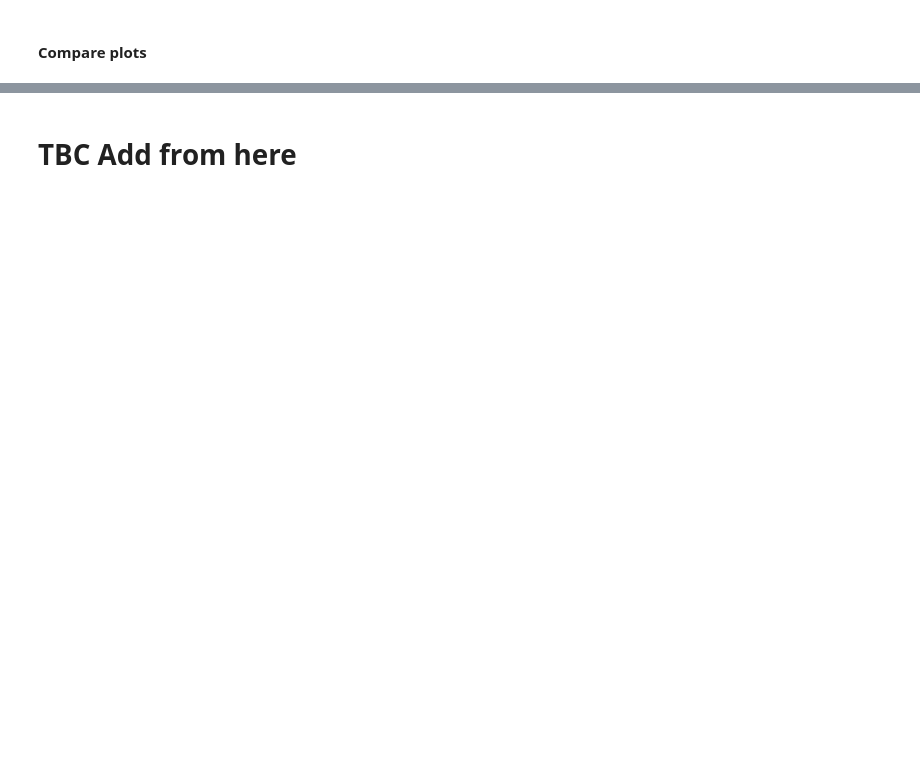
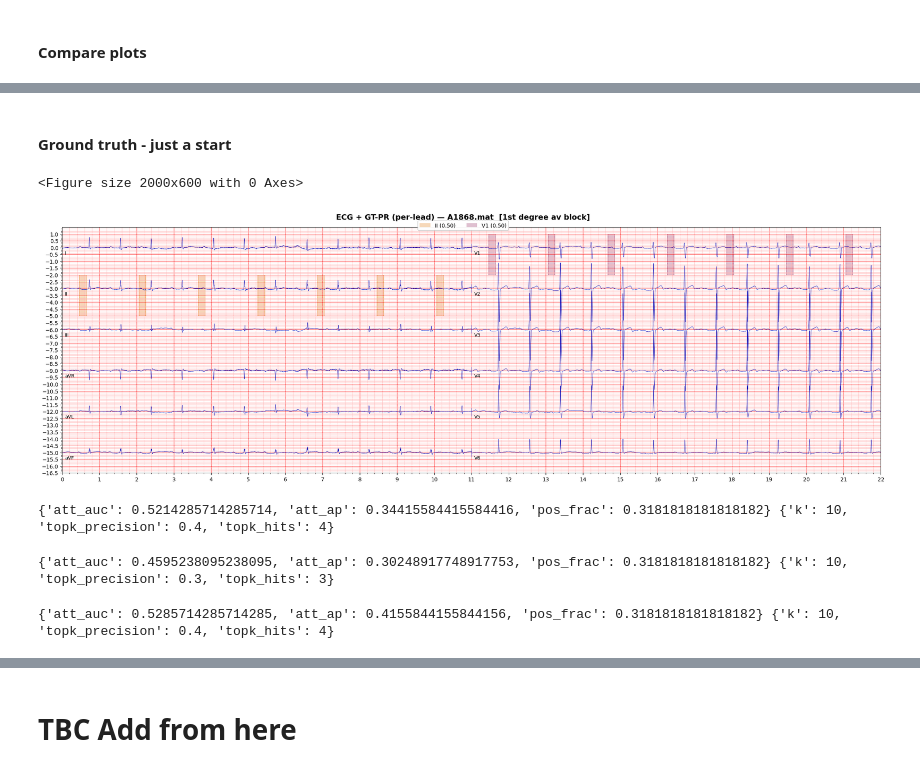
Before and after one commit to nareshwar/cvd-early-detection-ecg-uhull, a Jupyter notebook: notebooks/ECG_RNN_XAI_CLASS_IMP.ipynb, the cells around one changed output, grey strips where cells are left out. Saved outputs shown, nothing was run; the diff lists cells and outputs as text; code cells hidden in the pictures; blank space fills up the shorter version.

```diff
--- a/notebooks/ECG_RNN_XAI_CLASS_IMP.ipynb
+++ b/notebooks/ECG_RNN_XAI_CLASS_IMP.ipynb
@@ -643,4 +433,0 @@ distances.shape
-# %%
-kernel_width = 0.25
-weights = np.sqrt(np.exp(-(distances**2)/kernel_width**2))
-weights.shape
@@ -1738,0 +1677,2 @@ plot_from_payload(payload_T)  # method_label='TimeSHAP'
+# %% [markdown]
+#### Ground truth - just a start
@@ -1738,0 +1777,14 @@ plot_from_payload(payload_T)  # method_label='TimeSHAP'
+# %%
+gt_payload = build_pr_gt_payload(
+    mat_path=row_L["mat_path"],
+    page_seconds=20.0,
+    leads=("II","V1"),
+    pr_ms=200, pguard_ms=20,
+    keep_every=2,        # keep ~every other beat → sparser GT
+    max_beats=10         # optional cap
+)
+
+plot_from_payload(gt_payload)   # title shows "GT-PR"
+# %% [output]
+<Figure size 2000x600 with 0 Axes>
+[figure, added]
@@ -1738,0 +1878,54 @@ plot_from_payload(payload_T)  # method_label='TimeSHAP'
+# %%
+# Convert GT-payload → dict[lead] -> [(s,e)]
+gt_spans = {L: [(s,e) for (s,e,_) in lst] for L, lst in gt_payload["perlead_spans"].items()}
+eval_leads = list(gt_spans.keys())
+page_sec   = float(gt_payload["page_seconds"])
+win        = 0.5  # good for PR; if your explainer used 0.5s, match that
+
+# Scores from LIME (or TS, or fused) payload
+S = rasterize_scores_from_payload(payload_L0, eval_leads, page_sec, window_sec=win)
+
+# Labels from GT payload
+G = rasterize_gt(gt_spans, eval_leads, page_sec, window_sec=win, min_overlap=0.25)
+
+res = att_metrics(S, G)
+tk  = topk_precision(S, G, k=10)
+print(res, tk)   # {'att_auc': ..., 'att_ap': ..., 'pos_frac': ...}, {'k':..., 'topk_precision':..., ...}
+# %% [output]
+{'att_auc': 0.5214285714285714, 'att_ap': 0.34415584415584416, 'pos_frac': 0.3181818181818182} {'k': 10, 'topk_precision': 0.4, 'topk_hits': 4}
+# %%
+# Convert GT-payload → dict[lead] -> [(s,e)]
+gt_spans = {L: [(s,e) for (s,e,_) in lst] for L, lst in gt_payload["perlead_spans"].items()}
+eval_leads = list(gt_spans.keys())
+page_sec   = float(gt_payload["page_seconds"])
+win        = 0.5  # good for PR; if your explainer used 0.5s, match that
+
+# Scores from LIME (or TS, or fused) payload
+S = rasterize_scores_from_payload(payload_F0, eval_leads, page_sec, window_sec=win)
+
+# Labels from GT payload
+G = rasterize_gt(gt_spans, eval_leads, page_sec, window_sec=win, min_overlap=0.25)
+
+res = att_metrics(S, G)
+tk  = topk_precision(S, G, k=10)
+print(res, tk)   # {'att_auc': ..., 'att_ap': ..., 'pos_frac': ...}, {'k':..., 'topk_precision':..., ...}
+# %% [output]
+{'att_auc': 0.4595238095238095, 'att_ap': 0.30248917748917753, 'pos_frac': 0.3181818181818182} {'k': 10, 'topk_precision': 0.3, 'topk_hits': 3}
+# %%
+# Convert GT-payload → dict[lead] -> [(s,e)]
+gt_spans = {L: [(s,e) for (s,e,_) in lst] for L, lst in gt_payload["perlead_spans"].items()}
+eval_leads = list(gt_spans.keys())
+page_sec   = float(gt_payload["page_seconds"])
+win        = 0.5  # good for PR; if your explainer used 0.5s, match that
+
+# Scores from LIME (or TS, or fused) payload
+S = rasterize_scores_from_payload(payload_L1, eval_leads, page_sec, window_sec=win)
+
+# Labels from GT payload
+G = rasterize_gt(gt_spans, eval_leads, page_sec, window_sec=win, min_overlap=0.25)
+
+res = att_metrics(S, G)
+tk  = topk_precision(S, G, k=10)
+print(res, tk)   # {'att_auc': ..., 'att_ap': ..., 'pos_frac': ...}, {'k':..., 'topk_precision':..., ...}
+# %% [output]
+{'att_auc': 0.5285714285714285, 'att_ap': 0.4155844155844156, 'pos_frac': 0.3181818181818182} {'k': 10, 'topk_precision': 0.4, 'topk_hits': 4}
```
Also changed, not shown: parts of 36 cells of this notebook, 5 other files.
